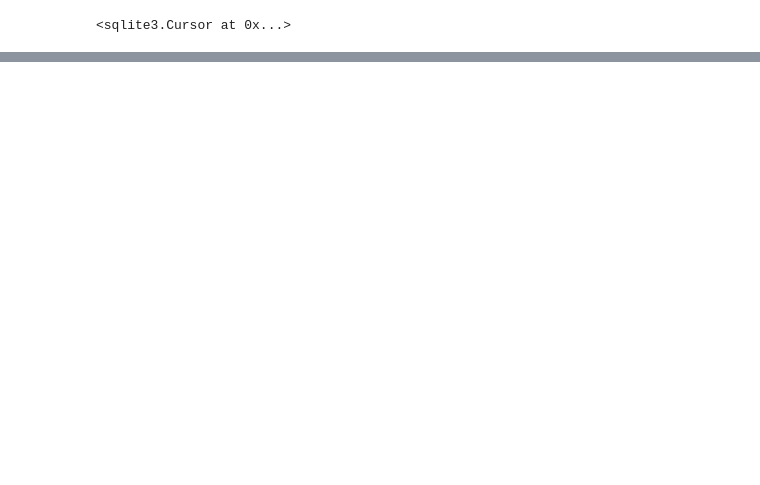
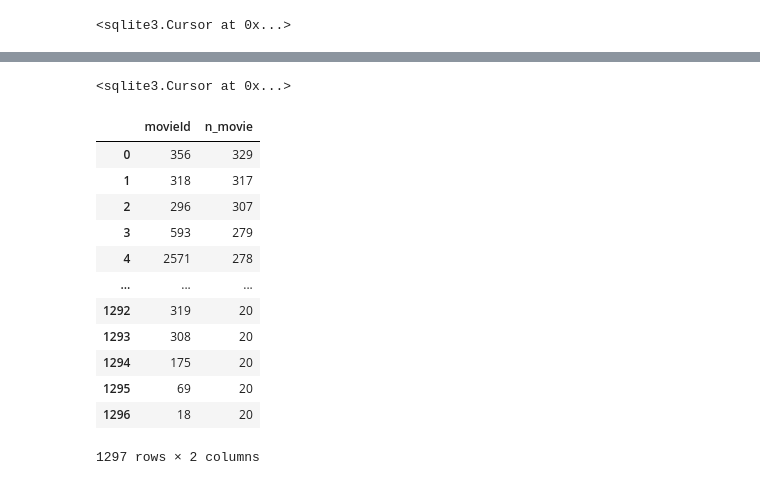
Before and after one commit to Estebanarci2/Marketing-analitica3, a Jupyter notebook: A)LIMPIEZA_Y_TRANSF_.ipynb, the cells around one changed output, grey strips where cells are left out. Drawn from its saved outputs; the diff is of its cells as text; code cells hidden in the pictures; blank space fills up the shorter version.

```diff
--- a/A)LIMPIEZA_Y_TRANSF_.ipynb
+++ b/A)LIMPIEZA_Y_TRANSF_.ipynb
@@ -299,0 +274,35 @@ movieviews = pd.read_sql_query("SELECT * FROM movies_sel", conn)
+# %%
+#Se crea una nueva tabla que filtra cuántas veces ha sido vista cada película
+#discriminando sólo a las que se han visto mínimo 20 veces
+
+# Eliminamos la tabla si existe
+cur.execute("DROP TABLE IF EXISTS movies_fil")
+
+# Creamos la tabla movies_fil
+cur.execute("""
+    CREATE TABLE movies_fil AS
+    SELECT movieId, COUNT(*) AS n_movie
+    FROM ratings
+    GROUP BY movieId
+    HAVING n_movie >= 20
+    ORDER BY n_movie DESC
+""")
+# %% [output]
+<sqlite3.Cursor at 0x...>
+# %%
+
+pd.read_sql_query("SELECT * FROM movies_fil", conn)
+# %% [output]
+|  | movieId | n_movie |
+| 0 | 356 | 329 |
+| 1 | 318 | 317 |
+| 2 | 296 | 307 |
+| 3 | 593 | 279 |
+| 4 | 2571 | 278 |
+| ... | ... | ... |
+| 1292 | 319 | 20 |
+| 1293 | 308 | 20 |
+| 1294 | 175 | 20 |
+| 1295 | 69 | 20 |
+| 1296 | 18 | 20 |
+1297 rows × 2 columns
```
Also changed, not shown: parts of 32 cells of this notebook.
